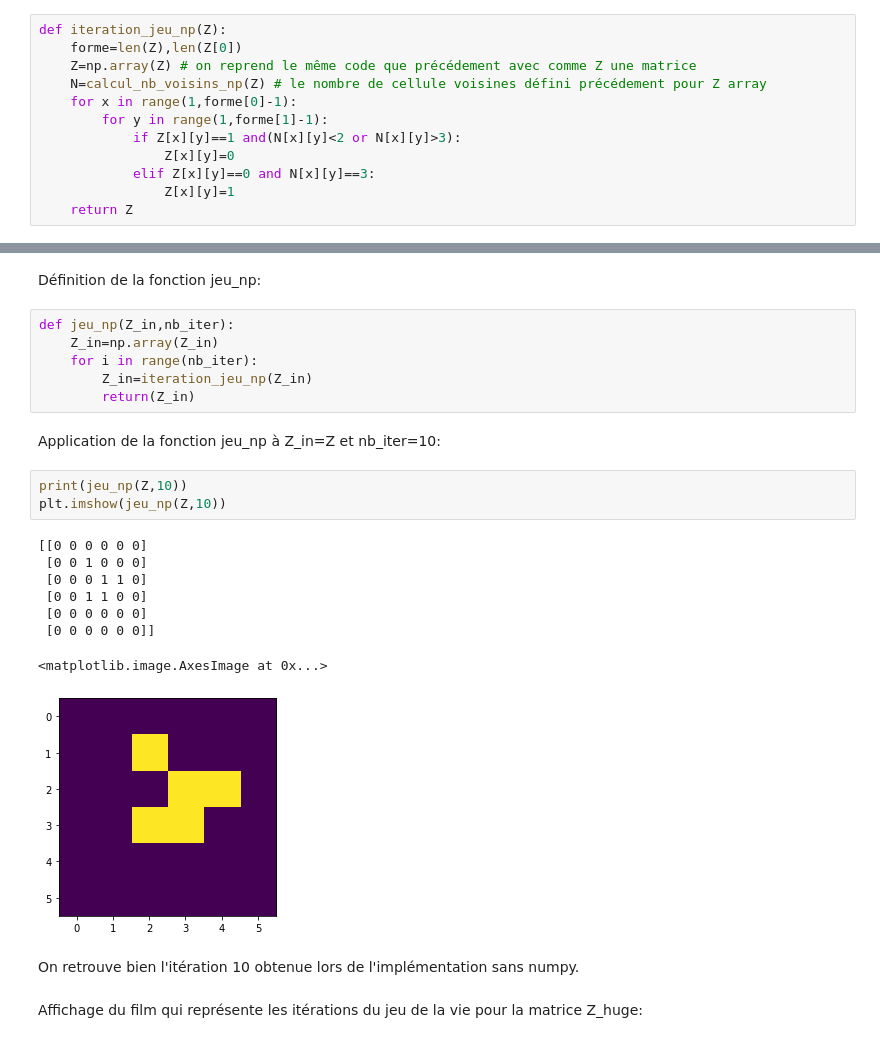
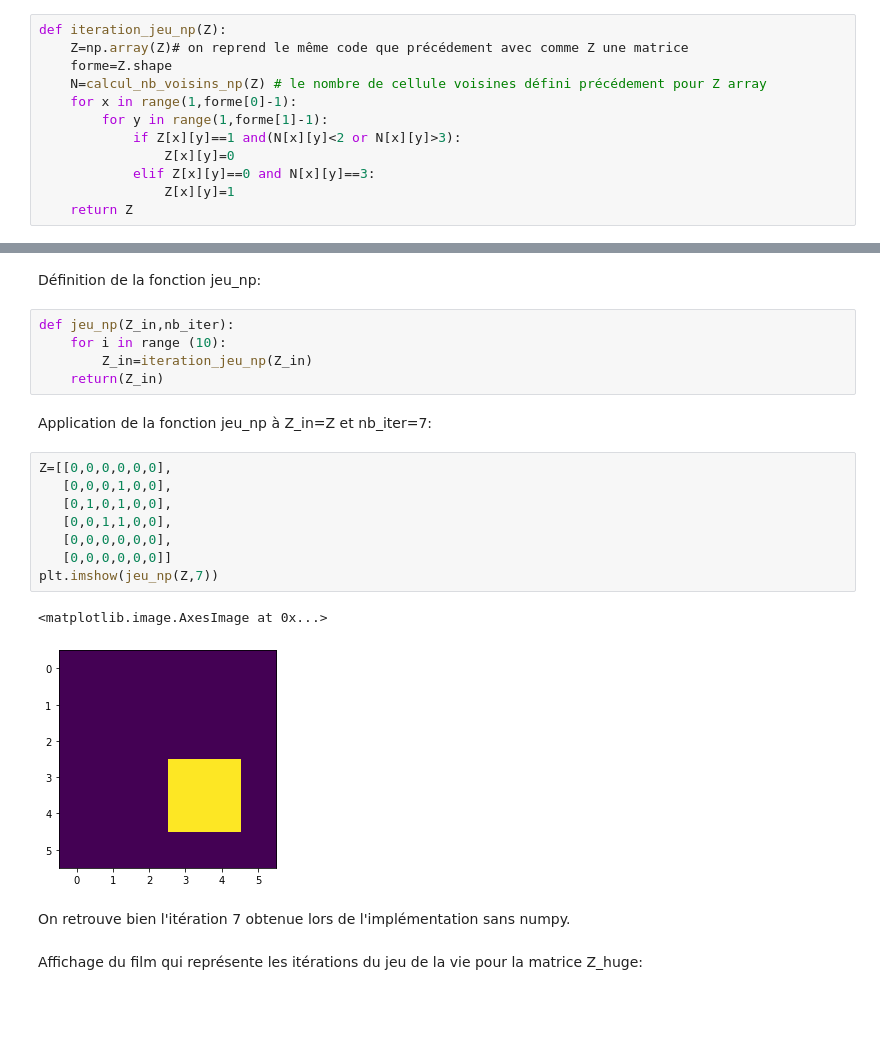
Before and after one commit to selenaiskounen/Jeu_de_la_vie, a Jupyter notebook: HMMA238_TP_selenaiskounen.ipynb, the cells around one changed output, grey strips where cells are left out. Drawn from its saved outputs; the diff is of its cells as text; blank space fills up the shorter version.

```diff
--- a/HMMA238_TP_selenaiskounen.ipynb
+++ b/HMMA238_TP_selenaiskounen.ipynb
@@ -161,8 +163,8 @@ On remarque que le résultat obtenu est identique à celui obtenu sans numpy.
 Définition de la fonction  iteration_jeu_np:
 # %%
 def iteration_jeu_np(Z):
-    forme=len(Z),len(Z[0])
-    Z=np.array(Z) # on reprend le même code que précédement avec comme Z une matrice
+    Z=np.array(Z)# on reprend le même code que précédement avec comme Z une matrice
+    forme=Z.shape
     N=calcul_nb_voisins_np(Z) # le nombre de cellule voisines défini précédement pour Z array
     for x in range(1,forme[0]-1):
         for y in range(1,forme[1]-1):
@@ -188,26 +190,24 @@ On obtient bien le même résultat que lors de l'implémentation sans numpy.
 Définition de la fonction jeu_np:
 # %%
 def jeu_np(Z_in,nb_iter):
-    Z_in=np.array(Z_in)
-    for i in range(nb_iter):
+    for i in range (10):
         Z_in=iteration_jeu_np(Z_in)
-        return(Z_in)
+    return(Z_in)
 # %% [markdown]
-Application de la fonction jeu_np à Z_in=Z et nb_iter=10:
+Application de la fonction jeu_np à Z_in=Z et nb_iter=7:
-# %%
-print(jeu_np(Z,10))
-plt.imshow(jeu_np(Z,10))
-# %% [output]
-[[0 0 0 0 0 0]
- [0 0 1 0 0 0]
- [0 0 0 1 1 0]
- [0 0 1 1 0 0]
- [0 0 0 0 0 0]
- [0 0 0 0 0 0]]
-<matplotlib.image.AxesImage at 0x...>
-[figure, removed]
+# %%
+Z=[[0,0,0,0,0,0],
+   [0,0,0,1,0,0],
+   [0,1,0,1,0,0],
+   [0,0,1,1,0,0],
+   [0,0,0,0,0,0],
+   [0,0,0,0,0,0]]
+plt.imshow(jeu_np(Z,7))
+# %% [output]
+<matplotlib.image.AxesImage at 0x...>
+[figure, added]
 # %% [markdown]
-On retrouve bien l'itération 10 obtenue lors de l'implémentation sans numpy.
+On retrouve bien l'itération 7 obtenue lors de l'implémentation sans numpy.
 # %% [markdown]
 Affichage du film qui représente les itérations du jeu de la vie pour la matrice Z_huge:
 # %%
```
Also changed, not shown: parts of 18 cells of this notebook.
